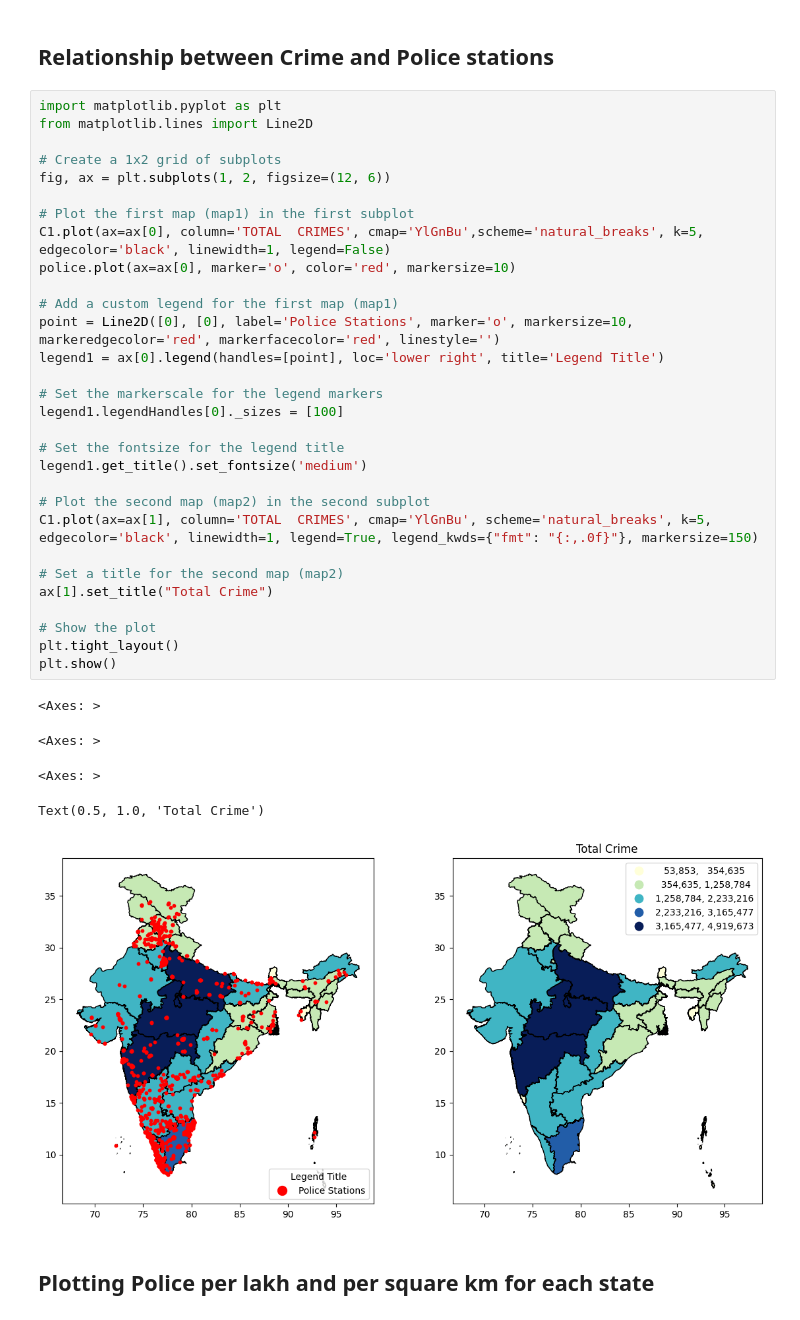
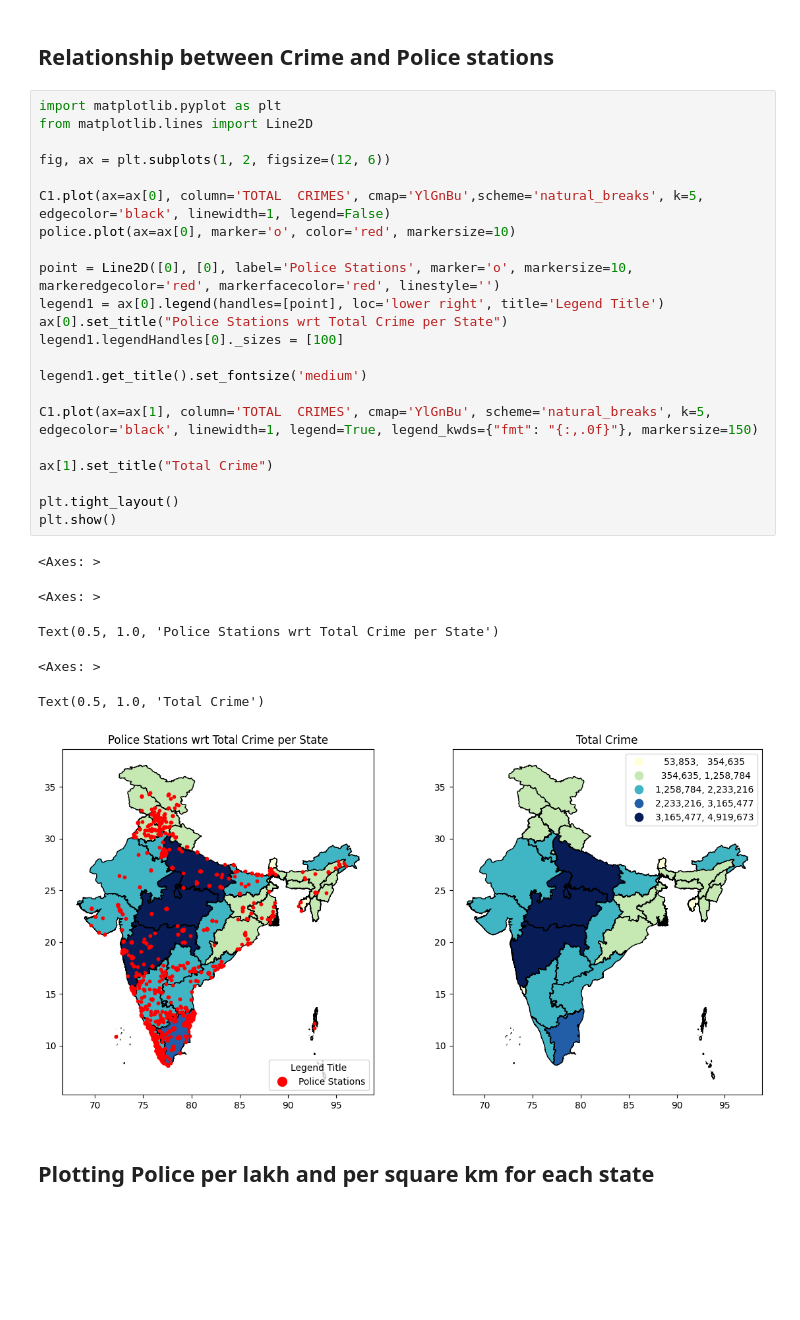
Before and after one commit to HarshGujarathi7/GISTEST, a Jupyter notebook: ps4.ipynb, the cells around one changed output. Cells and saved outputs as stored; diff of their text form; blank space fills up the shorter version.

```diff
--- a/ps4.ipynb
+++ b/ps4.ipynb
@@ -924,39 +898,32 @@ police.plot()
 # %%
 import matplotlib.pyplot as plt
 from matplotlib.lines import Line2D
 
-# Create a 1x2 grid of subplots
 fig, ax = plt.subplots(1, 2, figsize=(12, 6))
 
-# Plot the first map (map1) in the first subplot
 C1.plot(ax=ax[0], column='TOTAL  CRIMES', cmap='YlGnBu',scheme='natural_breaks', k=5, edgecolor='black', linewidth=1, legend=False)
 police.plot(ax=ax[0], marker='o', color='red', markersize=10)
 
-# Add a custom legend for the first map (map1)
 point = Line2D([0], [0], label='Police Stations', marker='o', markersize=10, markeredgecolor='red', markerfacecolor='red', linestyle='')
 legend1 = ax[0].legend(handles=[point], loc='lower right', title='Legend Title')
-
-# Set the markerscale for the legend markers
+ax[0].set_title("Police Stations wrt Total Crime per State")
 legend1.legendHandles[0]._sizes = [100]
 
-# Set the fontsize for the legend title
 legend1.get_title().set_fontsize('medium')
 
-# Plot the second map (map2) in the second subplot
 C1.plot(ax=ax[1], column='TOTAL  CRIMES', cmap='YlGnBu', scheme='natural_breaks', k=5, edgecolor='black', linewidth=1, legend=True, legend_kwds={"fmt": "{:,.0f}"}, markersize=150)
 
-# Set a title for the second map (map2)
 ax[1].set_title("Total Crime")
 
-# Show the plot
 plt.tight_layout()
 plt.show()
 # %% [output]
 <Axes: >
 <Axes: >
-<Axes: >
+Text(0.5, 1.0, 'Police Stations wrt Total Crime per State')
-Text(0.5, 1.0, 'Total Crime')
+<Axes: >
+Text(0.5, 1.0, 'Total Crime')
-[figure, old version]
+[figure, new version]
 # %% [markdown]
 ## Plotting Police per lakh and per square km for each state
 # %%
```
Also changed, not shown: parts of 41 cells of this notebook.
